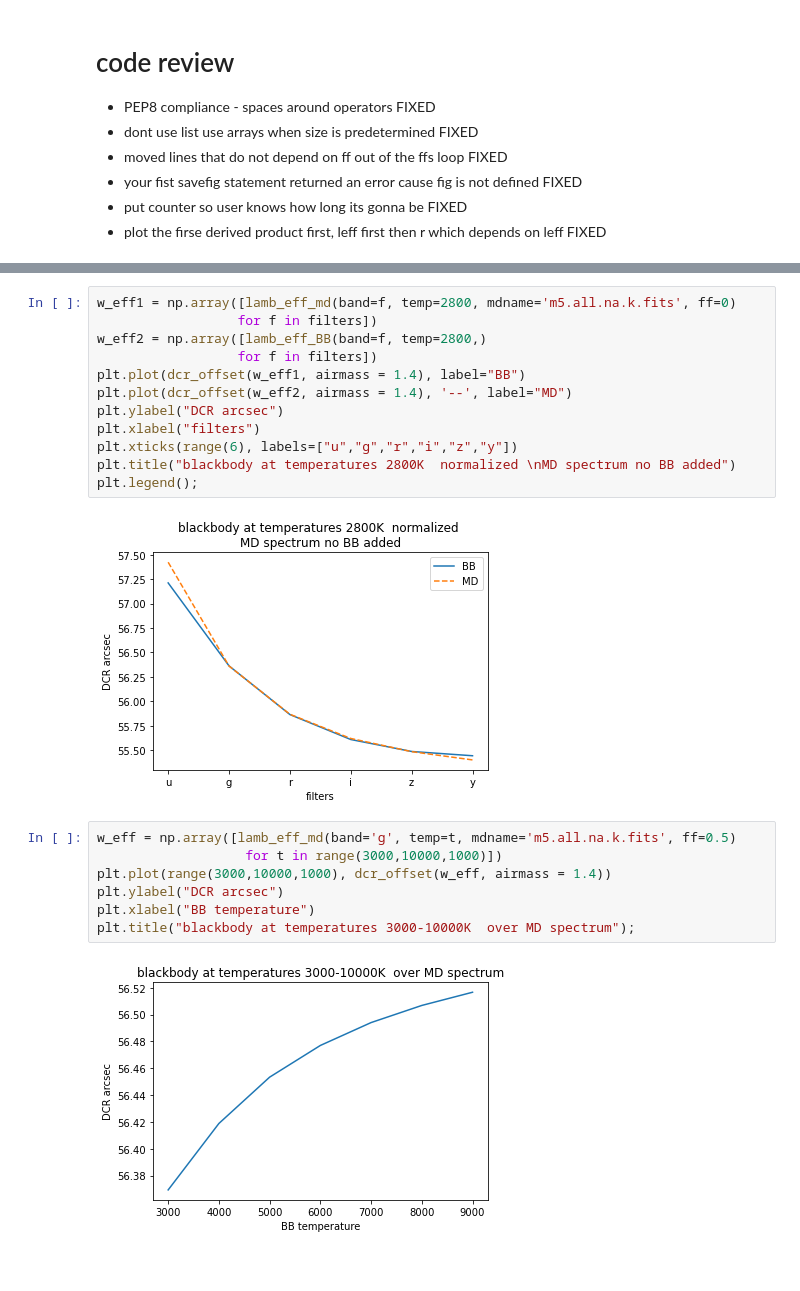
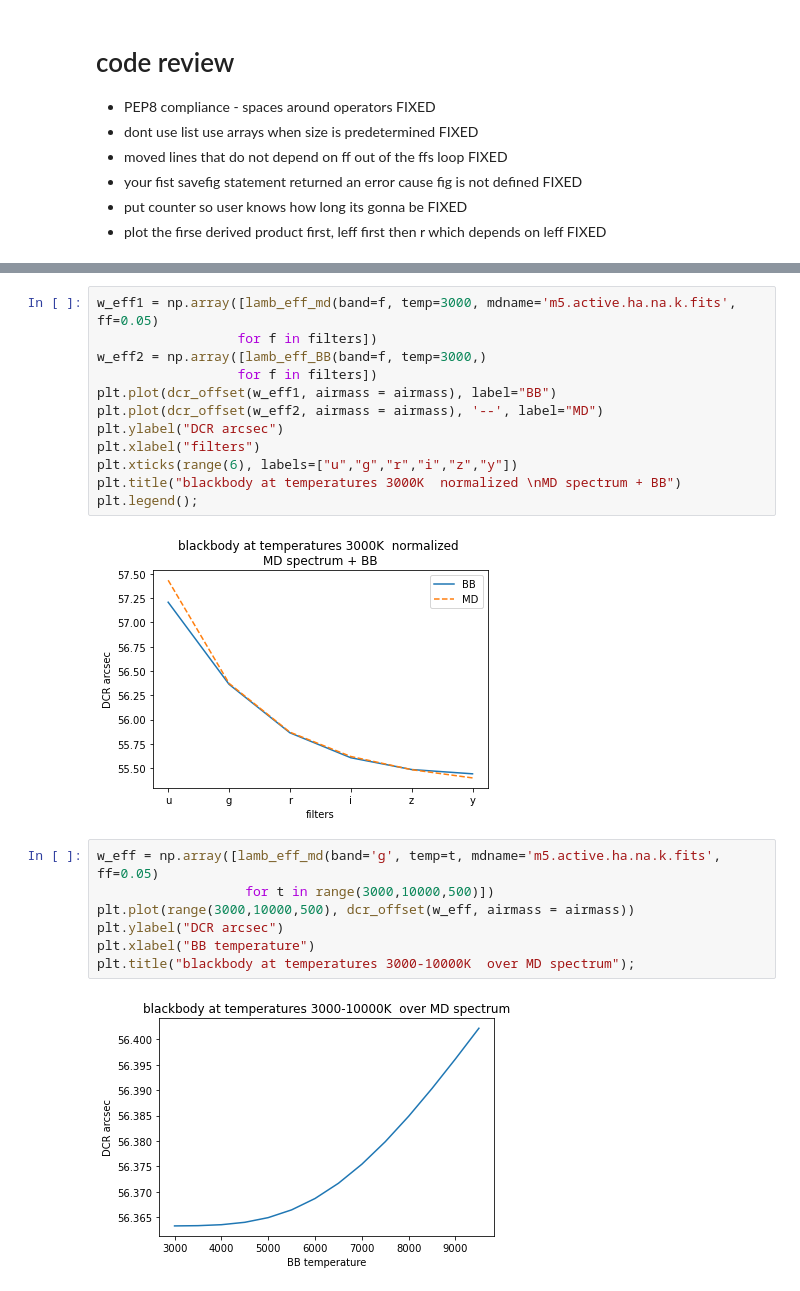
Before and after one commit to RileyWClarke/RAFTS, a Jupyter notebook: testing_nb_RWC.ipynb, the cells around one changed output, grey strips where cells are left out. Drawn from its saved outputs; the diff is of its cells as text.

```diff
--- a/testing_nb_RWC.ipynb
+++ b/testing_nb_RWC.ipynb
@@ -69,23 +119,23 @@ plt.title("blackbody at temperatures 3000-10000K i band");
 # %%
-w_eff1 = np.array([lamb_eff_md(band=f, temp=2800, mdname='m5.all.na.k.fits', ff=0)
+w_eff1 = np.array([lamb_eff_md(band=f, temp=3000, mdname='m5.active.ha.na.k.fits', ff=0.05)
                   for f in filters])
-w_eff2 = np.array([lamb_eff_BB(band=f, temp=2800,)
+w_eff2 = np.array([lamb_eff_BB(band=f, temp=3000,)
                   for f in filters])
-plt.plot(dcr_offset(w_eff1, airmass = 1.4), label="BB")
-plt.plot(dcr_offset(w_eff2, airmass = 1.4), '--', label="MD")
+plt.plot(dcr_offset(w_eff1, airmass = airmass), label="BB")
+plt.plot(dcr_offset(w_eff2, airmass = airmass), '--', label="MD")
 plt.ylabel("DCR arcsec")
 plt.xlabel("filters")
 plt.xticks(range(6), labels=["u","g","r","i","z","y"])
-plt.title("blackbody at temperatures 2800K  normalized \nMD spectrum no BB added")
+plt.title("blackbody at temperatures 3000K  normalized \nMD spectrum + BB")
 plt.legend();
 # %% [output]
-[figure, old version]
+[figure, new version]
 # %%
-w_eff = np.array([lamb_eff_md(band='g', temp=t, mdname='m5.all.na.k.fits', ff=0.5)
-                   for t in range(3000,10000,1000)])
-plt.plot(range(3000,10000,1000), dcr_offset(w_eff, airmass = 1.4))
+w_eff = np.array([lamb_eff_md(band='g', temp=t, mdname='m5.active.ha.na.k.fits', ff=0.05)
+                   for t in range(3000,10000,500)])
+plt.plot(range(3000,10000,500), dcr_offset(w_eff, airmass = airmass))
 plt.ylabel("DCR arcsec")
 plt.xlabel("BB temperature")
 plt.title("blackbody at temperatures 3000-10000K  over MD spectrum");
 # %% [output]
-[figure, old version]
+[figure, new version]
```
Also changed, not shown: parts of 11 cells of this notebook, 8 other files.
